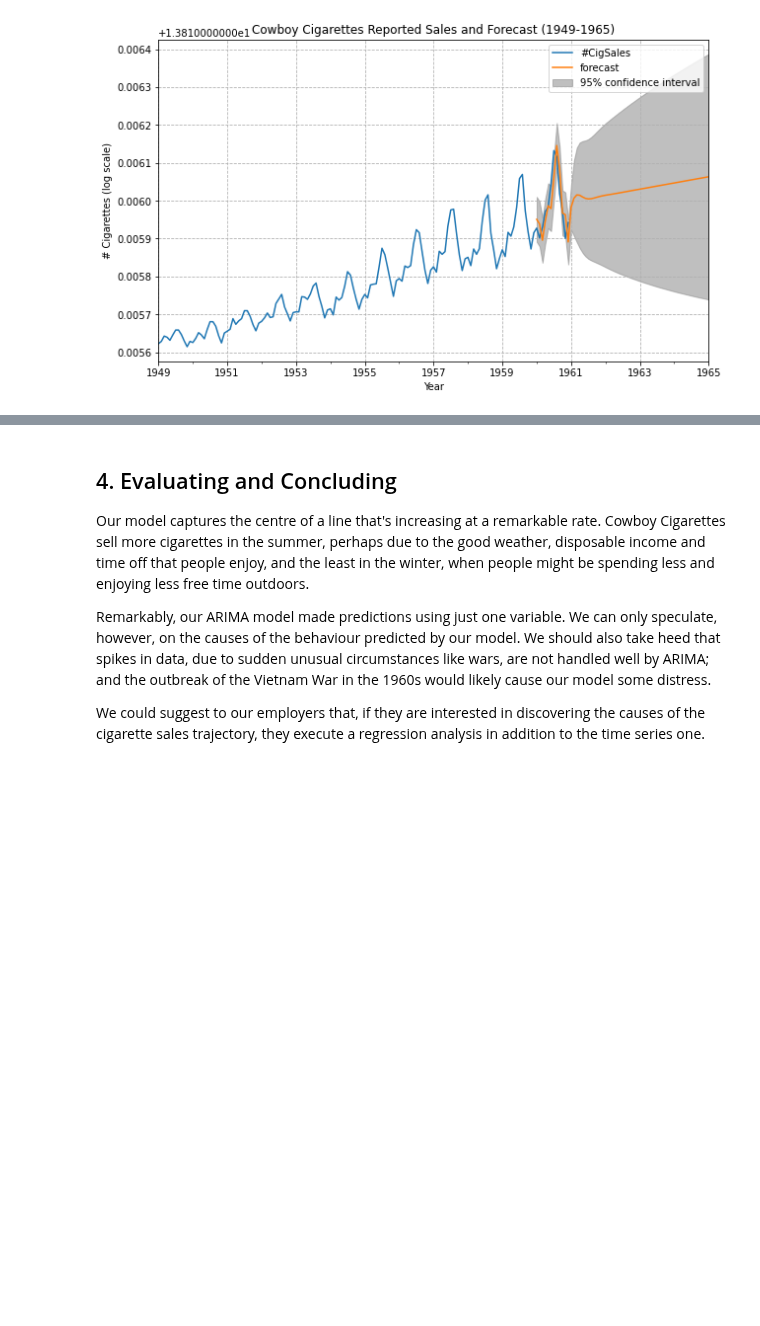
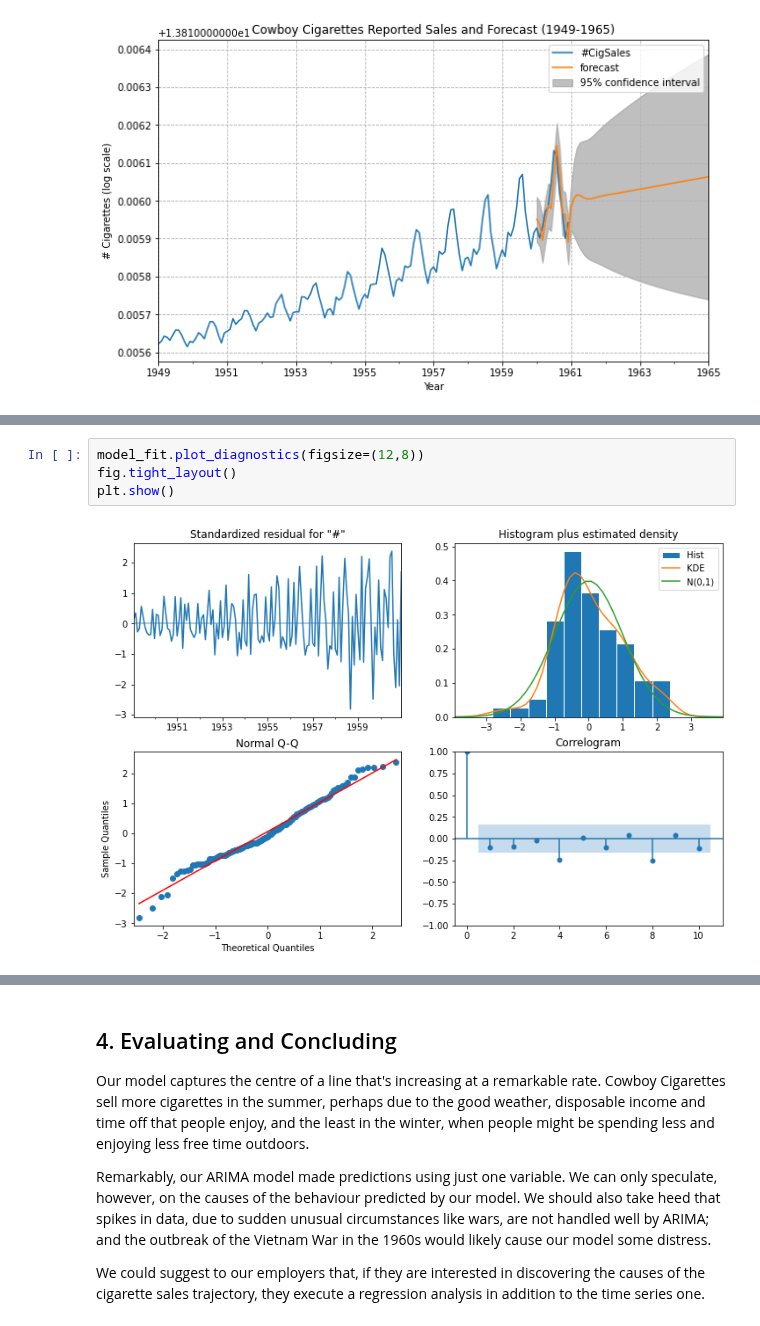
Before and after one commit to pablo-git8/Springboard-DS-Career-Track, a Jupyter notebook: Unit21-1_CowboyCigarretes_CS/Cowboy Cigarettes Case Study - Tier 3.ipynb, the cells around one changed output, grey strips where cells are left out. Drawn from its saved outputs; the diff is of its cells as text; blank space fills up the shorter version.

Commit message:
Adding analysis on last model

```diff
--- a/Unit21-1_CowboyCigarretes_CS/Cowboy Cigarettes Case Study - Tier 3.ipynb
+++ b/Unit21-1_CowboyCigarretes_CS/Cowboy Cigarettes Case Study - Tier 3.ipynb
@@ -658,0 +692,6 @@ plt.show()
+# %%
+model_fit.plot_diagnostics(figsize=(12,8))
+fig.tight_layout()
+plt.show()
+# %% [output]
+[figure, added]
```
Also changed, not shown: parts of 6 cells of this notebook.
